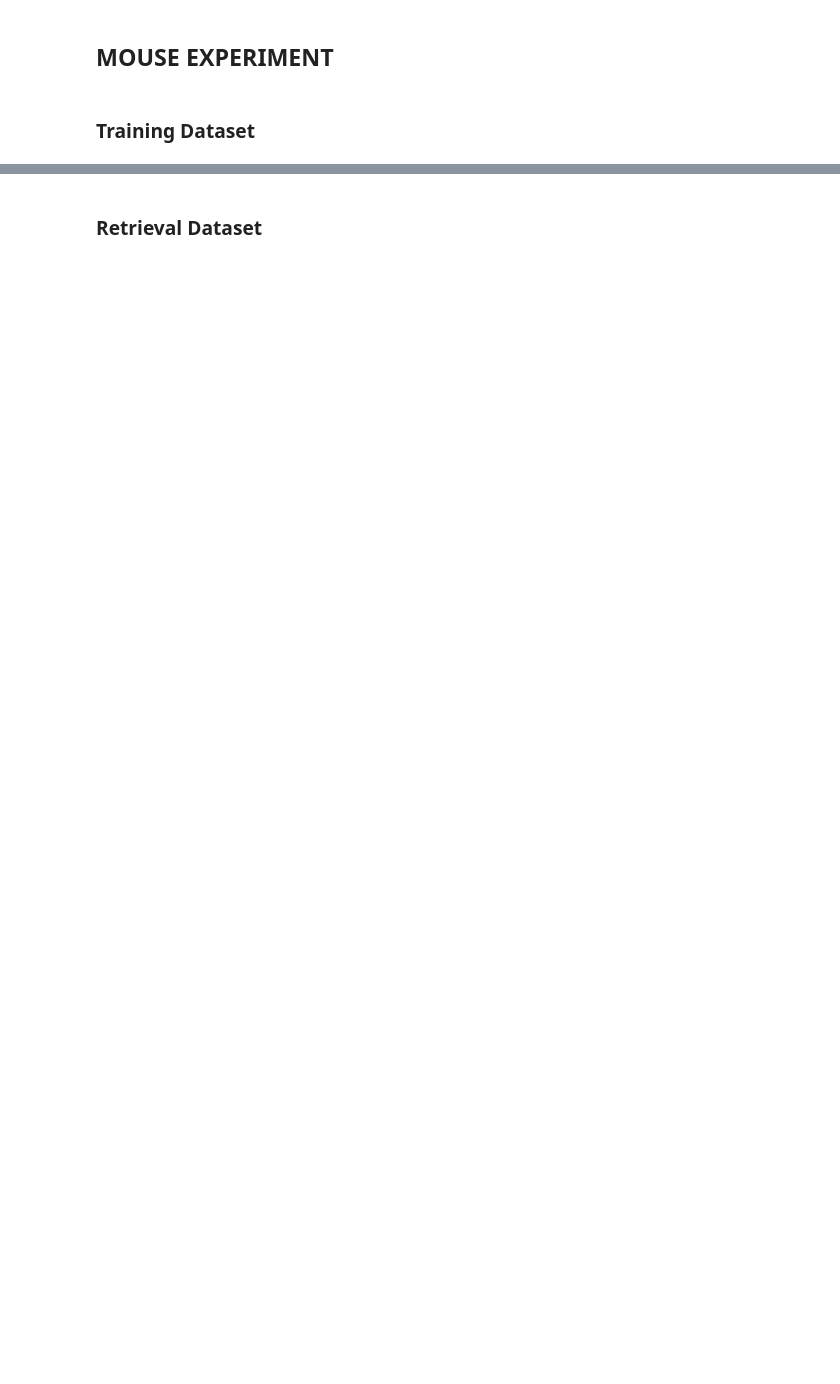
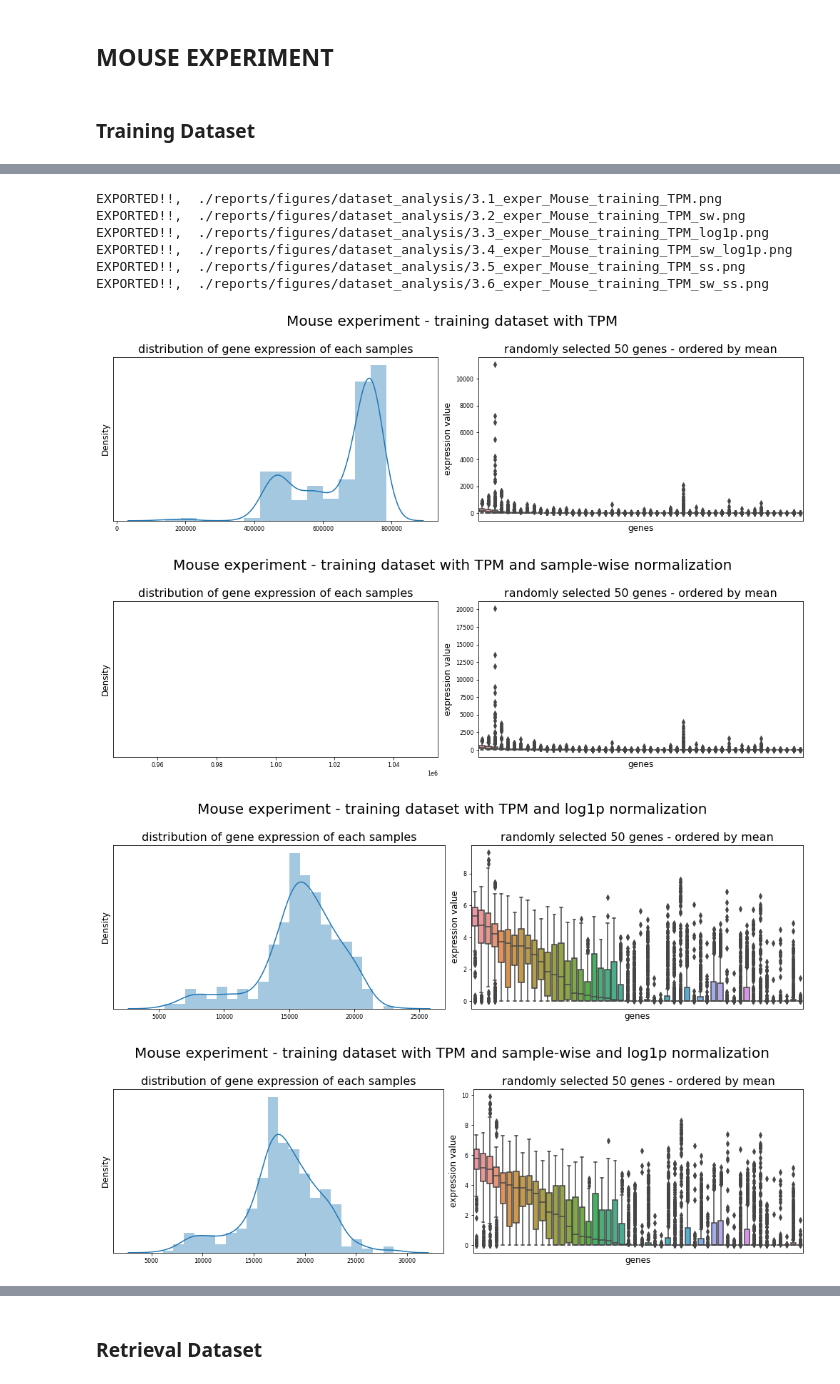
Before and after one commit to pelingundogdu/signalization_prior_knowledge_based_nn, a Jupyter notebook: notebooks/2.1-pg-analyze-raw-dataset.ipynb, the cells around one changed output, grey strips where cells are left out. Saved outputs shown, nothing was run; the diff lists cells and outputs as text; code cells hidden in the pictures; blank space fills up the shorter version.

```diff
--- a/notebooks/2.1-pg-analyze-raw-dataset.ipynb
+++ b/notebooks/2.1-pg-analyze-raw-dataset.ipynb
@@ -456,0 +203,79 @@ EXPORTED!!,  ./reports/figures/dataset_analysis/3.6_exper_Mouse_training_TPM_sw_
+# %%
+exper = 'Mouse'
+exper_dataset = 'training'
+exper_no = '3'
+# %%
+# ORIGINAL DATASET
+df_raw = df_mouse_training
+df_raw = pd.concat([df_raw.iloc[:, :-1].astype('float'), df_raw.iloc[:, -1]], axis=1)
+df_raw.reset_index(drop=True, inplace=True)
+df_raw = df_raw.rename_axis(None, axis = 1)
+src.plot_expression_and_sum(df=df_raw
+                        , title=exper+' experiment - '+exper_dataset+' dataset with TPM'
+                        , random_genes=random_genes
+                        , png = exper_no+'.1_exper_'+exper+'_'+exper_dataset+'_TPM.png'
+                        , output=loc_output)
+
+# ORIGINAL DATASET with SAMPLE-WISE NORMALIZATION
+df_sw = pd.concat([df_raw.iloc[:, :-1].div(df_raw.iloc[:, :-1].sum(axis=1), axis=0)*1e6
+                   , df_raw.iloc[:, -1]], axis=1)
+src.plot_expression_and_sum(df=df_sw
+                        , title=exper+' experiment - '+exper_dataset+' dataset with TPM and sample-wise normalization'
+                        , random_genes=random_genes
+                        , png = exper_no+'.2_exper_'+exper+'_'+exper_dataset+'_TPM_sw.png'
+                        , output=loc_output)
+
+# ORIGINAL DATASET with LOG NORMALIZATION
+df_log1p = np.log1p(df_raw.iloc[:, :-1])
+src.plot_expression_and_sum(df=df_log1p
+                        , title=exper+' experiment - '+exper_dataset+' dataset with TPM and log1p normalization'
+                        , random_genes=random_genes
+                        , png = exper_no+'.3_exper_'+exper+'_'+exper_dataset+'_TPM_log1p.png'
+                        , output=loc_output)
+
+# ORIGINAL DATASET with SAMPLE-WISE and LOG NORMALIZATION
+df_sw_log1p = np.log1p(df_sw.iloc[:, :-1])
+src.plot_expression_and_sum(df=df_sw_log1p
+                        , title=exper+' experiment - '+exper_dataset+' dataset with TPM and sample-wise and log1p normalization'
+                        , random_genes=random_genes
+                        , png = exper_no+'.4_exper_'+exper+'_'+exper_dataset+'_TPM_sw_log1p.png'
+                        , output=loc_output)
+
+## ORIGINAL DATASET with STANDARDSCALER NORMALIZATION
+df_ss = pd.concat([ pd.DataFrame(StandardScaler().fit_transform(df_raw.iloc[:, :-1]), columns=df_raw.iloc[:, :-1].columns)
+           , df_raw.iloc[:, -1]], axis=1)
+src.plot_expression_and_sum(df=df_ss
+                        , title=exper+' experiment - '+exper_dataset+' dataset with TPM and StandardScaler normalization'
+                        , random_genes=random_genes
+                        , png = exper_no+'.5_exper_'+exper+'_'+exper_dataset+'_TPM_ss.png'
+                        , output=loc_output)
+
+# ORIGINAL DATASET with SAMPLE-WISE and STANDARDSCALER NORMALIZATION
+df_sw_ss = pd.concat([ pd.DataFrame(StandardScaler().fit_transform(df_sw.iloc[:, :-1]), columns=df_sw.iloc[:, :-1].columns)
+           , df_sw.iloc[:, -1]], axis=1)
+src.plot_expression_and_sum(df=df_sw_ss
+                        , title=exper+' experiment - '+exper_dataset+' dataset with TPM and sample-wise and StandardScaler normalization'
+                        , random_genes=random_genes
+                        , png = exper_no+'.6_exper_'+exper+'_'+exper_dataset+'_TPM_sw_ss.png'
+                        , output=loc_output)
+
+del(df_raw)
+del(df_sw)
+del(df_log1p)
+del(df_sw_log1p)
+del(exper)
+del(exper_dataset)
+del(exper_no)
+del(df_ss)
+del(df_sw_ss)
+# %% [output]
+EXPORTED!!,  ./reports/figures/dataset_analysis/3.1_exper_Mouse_training_TPM.png
+EXPORTED!!,  ./reports/figures/dataset_analysis/3.2_exper_Mouse_training_TPM_sw.png
+EXPORTED!!,  ./reports/figures/dataset_analysis/3.3_exper_Mouse_training_TPM_log1p.png
+EXPORTED!!,  ./reports/figures/dataset_analysis/3.4_exper_Mouse_training_TPM_sw_log1p.png
+EXPORTED!!,  ./reports/figures/dataset_analysis/3.5_exper_Mouse_training_TPM_ss.png
+EXPORTED!!,  ./reports/figures/dataset_analysis/3.6_exper_Mouse_training_TPM_sw_ss.png
+[figure, added]
+[figure, added]
+[figure, added]
+[figure, added]
```
Also changed, not shown: parts of 39 cells of this notebook, 1 other file.
